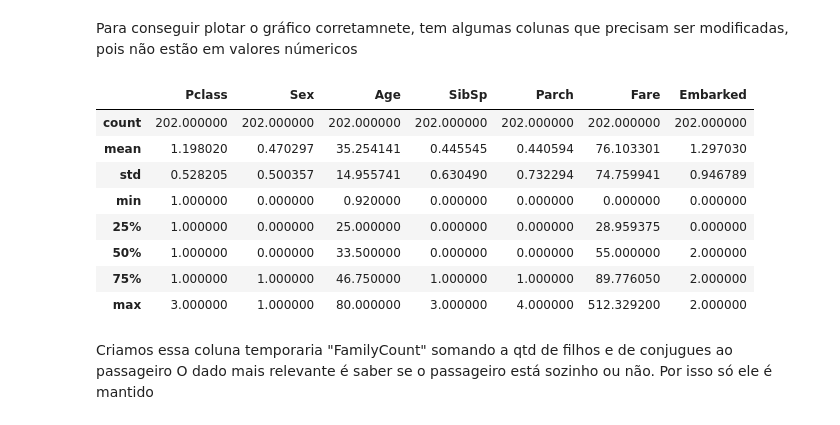
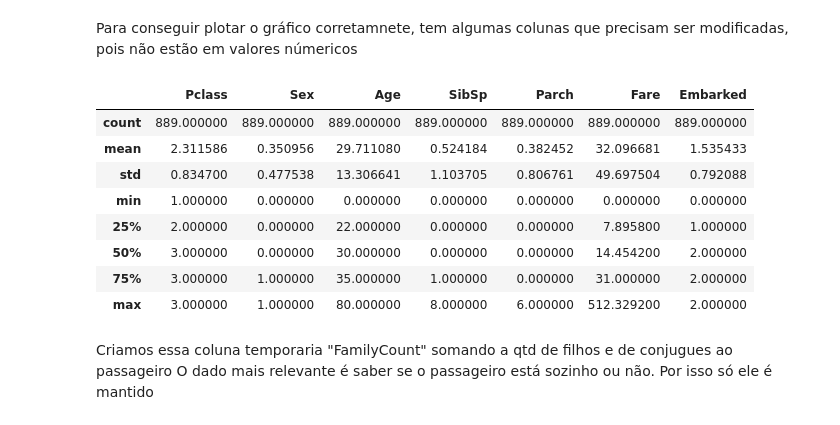
Before and after one commit to Quote023/IF684-Sistemas_Inteligentes_II, a Jupyter notebook: mini_projetos/mini_projeto3.ipynb, the cells around one changed output. Saved outputs shown, nothing was run; the diff lists cells and outputs as text; code cells hidden in the pictures.

```diff
--- a/mini_projetos/mini_projeto3.ipynb
+++ b/mini_projetos/mini_projeto3.ipynb
@@ -78,24 +78,25 @@ Para conseguir plotar o gráfico corretamnete, tem algumas colunas que precisam
 # %%
 #Valores faltando na taxa de embarque => média
 trainData["Fare"] = trainData["Fare"].replace(np.NaN, trainData["Fare"].mean())
 #converter em valores numéricos
 trainData["Sex"] = trainData["Sex"].map({"male": 0, "female": 1})
 trainData["Embarked"] = trainData["Embarked"].map({"C": 0, "Q": 1, "S": 2})
 
 #removo qualquer NaN remanescente.
+trainData["Cabin"] = trainData["Cabin"].fillna(0)
 trainData = trainData.dropna().reset_index(drop=True)
 trainData = trainData.drop(["Name", "Ticket", "Cabin", "PassengerId"], axis=1)
 trainData.describe()
 # %% [output]
 |  | Pclass | Sex | Age | SibSp | Parch | Fare | Embarked |
-| count | 202.000000 | 202.000000 | 202.000000 | 202.000000 | 202.000000 | 202.000000 | 202.000000 |
-| mean | 1.198020 | 0.470297 | 35.254141 | 0.445545 | 0.440594 | 76.103301 | 1.297030 |
-| std | 0.528205 | 0.500357 | 14.955741 | 0.630490 | 0.732294 | 74.759941 | 0.946789 |
-| min | 1.000000 | 0.000000 | 0.920000 | 0.000000 | 0.000000 | 0.000000 | 0.000000 |
-| 25% | 1.000000 | 0.000000 | 25.000000 | 0.000000 | 0.000000 | 28.959375 | 0.000000 |
-| 50% | 1.000000 | 0.000000 | 33.500000 | 0.000000 | 0.000000 | 55.000000 | 2.000000 |
-| 75% | 1.000000 | 1.000000 | 46.750000 | 1.000000 | 1.000000 | 89.776050 | 2.000000 |
-| max | 3.000000 | 1.000000 | 80.000000 | 3.000000 | 4.000000 | 512.329200 | 2.000000 |
+| count | 889.000000 | 889.000000 | 889.000000 | 889.000000 | 889.000000 | 889.000000 | 889.000000 |
+| mean | 2.311586 | 0.350956 | 29.711080 | 0.524184 | 0.382452 | 32.096681 | 1.535433 |
+| std | 0.834700 | 0.477538 | 13.306641 | 1.103705 | 0.806761 | 49.697504 | 0.792088 |
+| min | 1.000000 | 0.000000 | 0.000000 | 0.000000 | 0.000000 | 0.000000 | 0.000000 |
+| 25% | 2.000000 | 0.000000 | 22.000000 | 0.000000 | 0.000000 | 7.895800 | 1.000000 |
+| 50% | 3.000000 | 0.000000 | 30.000000 | 0.000000 | 0.000000 | 14.454200 | 2.000000 |
+| 75% | 3.000000 | 1.000000 | 35.000000 | 1.000000 | 0.000000 | 31.000000 | 2.000000 |
+| max | 3.000000 | 1.000000 | 80.000000 | 8.000000 | 6.000000 | 512.329200 | 2.000000 |
 # %% [markdown]
 Criamos essa coluna temporaria "FamilyCount" somando a qtd de filhos e de conjugues ao passageiro
 O dado mais relevante é saber se o passageiro está sozinho ou não. Por isso só ele é mantido
```
Also changed, not shown: parts of 19 cells of this notebook.
